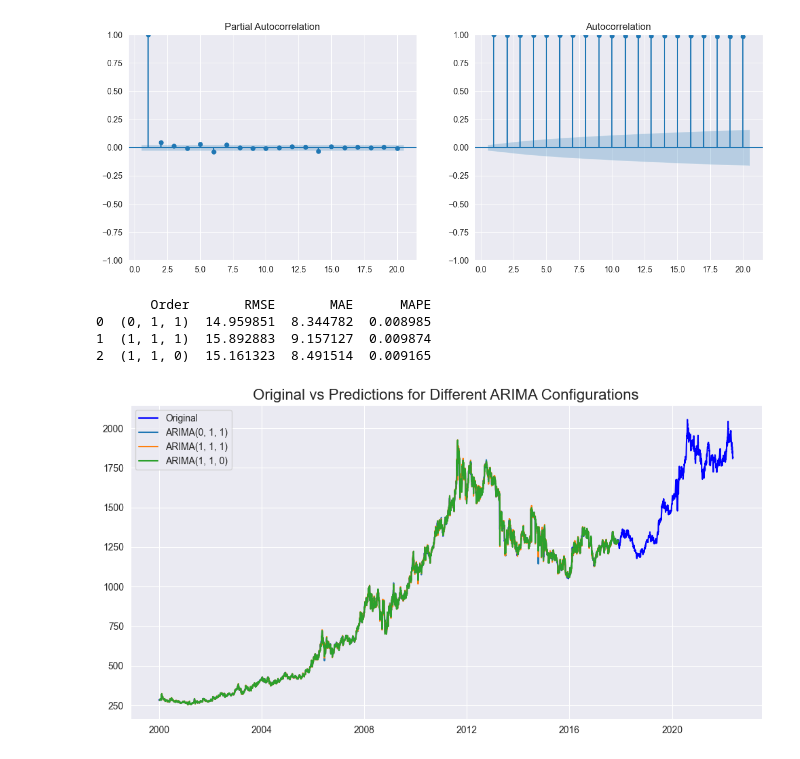
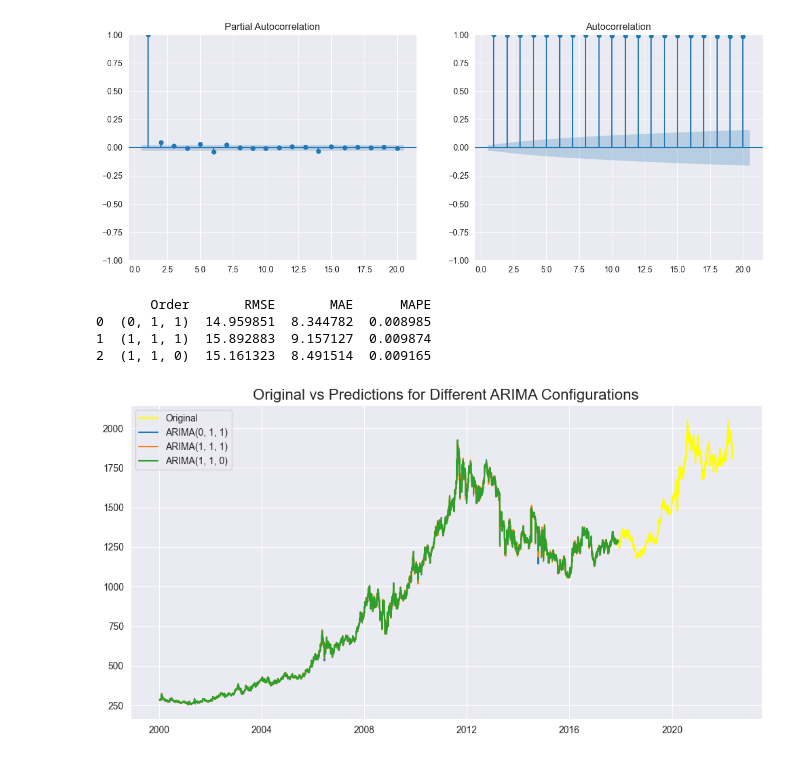
Before and after one commit to thanhpt1110/data-mining, a Jupyter notebook: ARIMA.ipynb, the cells around one changed output. Drawn from its saved outputs; the diff is of its cells as text; code cells hidden in the pictures.

```diff
--- a/ARIMA.ipynb
+++ b/ARIMA.ipynb
@@ -242,29 +242,29 @@ def test_arima_configs(dataset, arima_orders, window, steps):
     return pd.DataFrame(results), pd.DataFrame(predictions_store, index=date_index)
 # %%
 from sklearn.model_selection import train_test_split
-
+from sklearn.metrics import mean_absolute_percentage_error,mean_absolute_error, mean_squared_error
 steps = 1
 window = 5
 train_size = 0.8
 
 train_data, test_data = train_test_split(data.Close, train_size=train_size, shuffle=False)
 
 arima_orders = [(0, 1, 1), (1, 1, 1), (1, 1, 0)]
 results_df, predictions_df = test_arima_configs(train_data, arima_orders, window, steps)
 
 print(results_df)  # View metrics comparison
 
 # Plot original vs. predictions for all configurations
 plt.figure(figsize=(12, 6))
-plt.plot(data.Close, label='Original', color='blue')
+plt.plot(data.Close, label='Original', color='yellow')
 for column in predictions_df.columns:
     plt.plot(predictions_df[column], label=column)
 plt.legend()
 plt.title('Original vs Predictions for Different ARIMA Configurations', size=16)
 plt.show()
 # %% [output]
        Order       RMSE       MAE      MAPE
 0  (0, 1, 1)  14.959851  8.344782  0.008985
 1  (1, 1, 1)  15.892883  9.157127  0.009874
 2  (1, 1, 0)  15.161323  8.491514  0.009165
-[figure, old version]
+[figure, new version]
```
Also changed, not shown: parts of 4 cells of this notebook, 1 other file.
